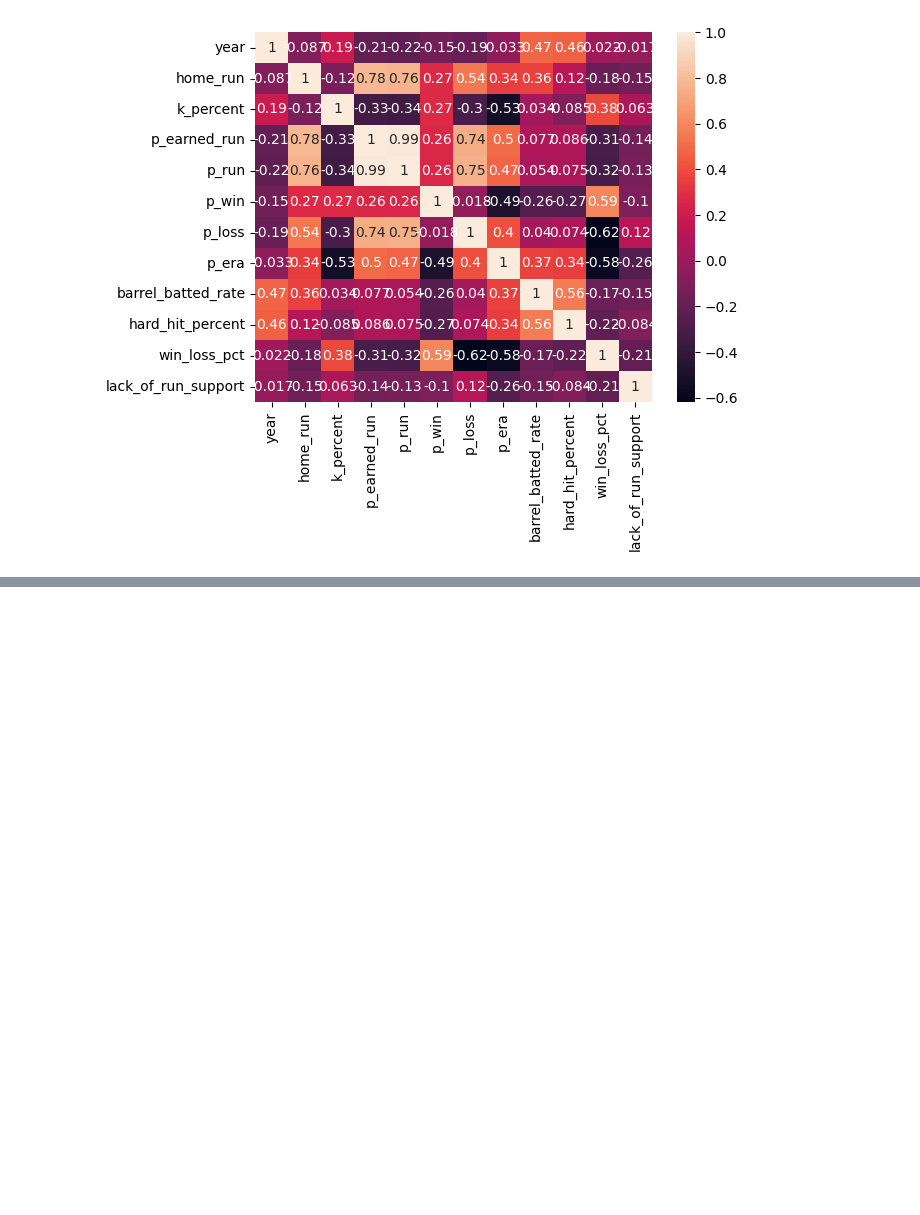
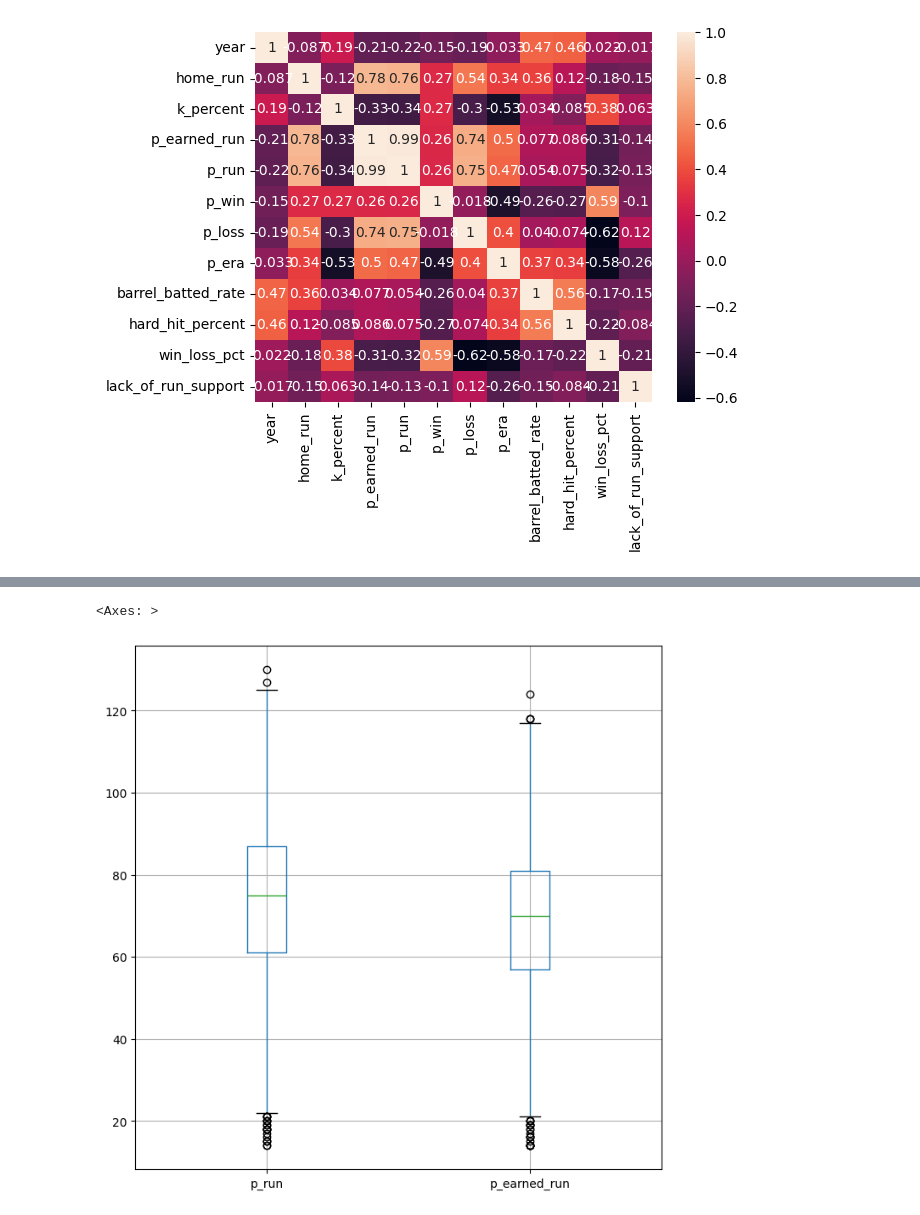
Before and after one commit to Stone-Snevets/MS-CAPSTONE--MLB-Run-Support, a Jupyter notebook: EDA.ipynb, the cells around one changed output, grey strips where cells are left out. Saved outputs shown, nothing was run; the diff lists cells and outputs as text; code cells hidden in the pictures; blank space fills up the shorter version.

```diff
--- a/EDA.ipynb
+++ b/EDA.ipynb
@@ -124,0 +134,5 @@ sns.heatmap(correlation, xticklabels=correlation.columns, yticklabels=correlatio
+# %%
+df.boxplot(column=['p_run', 'p_earned_run'], figsize=(8,8))
+# %% [output]
+<Axes: >
+[figure, added]
```
Also changed, not shown: parts of 38 cells of this notebook, 1 other file.
